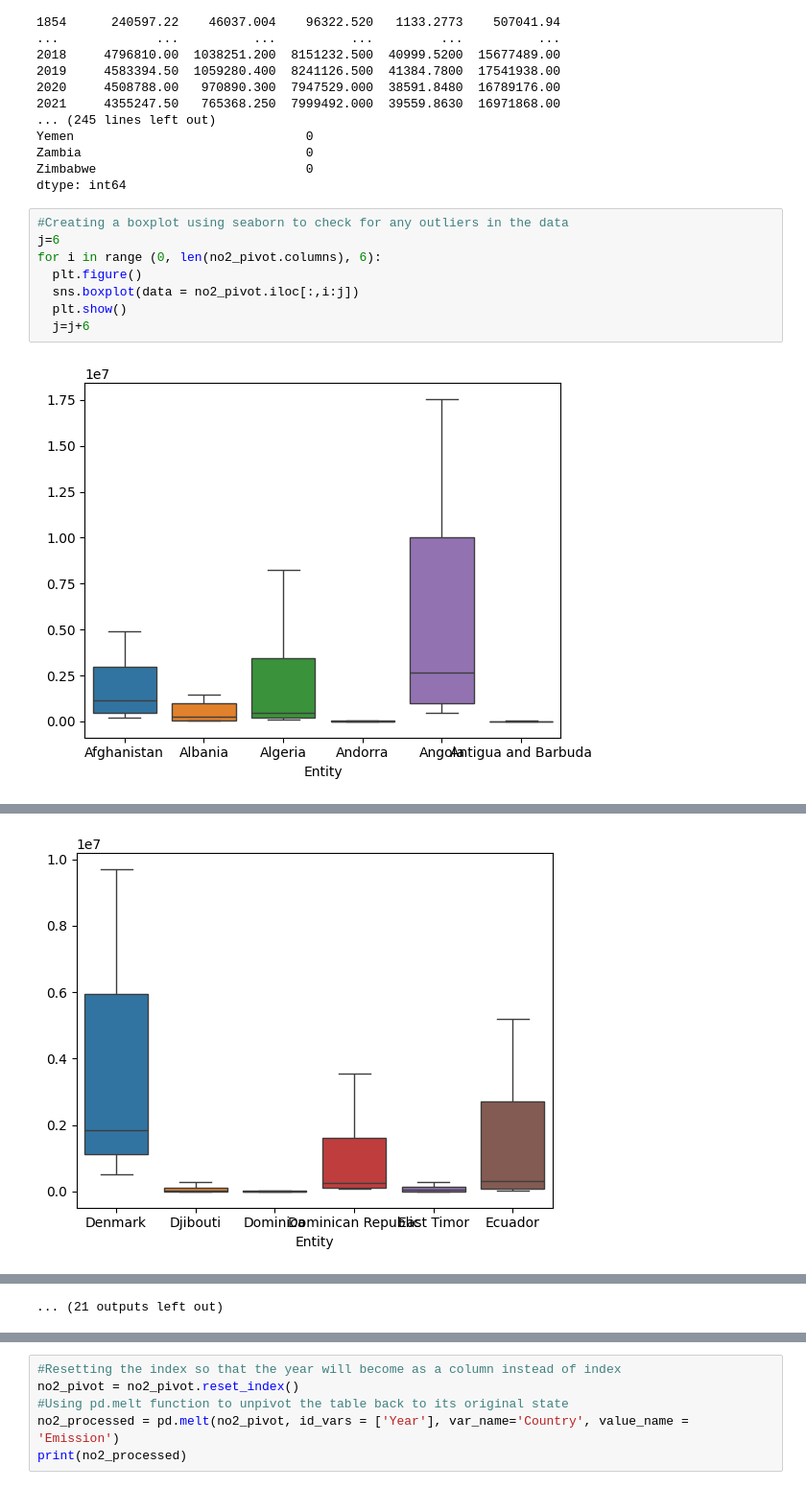
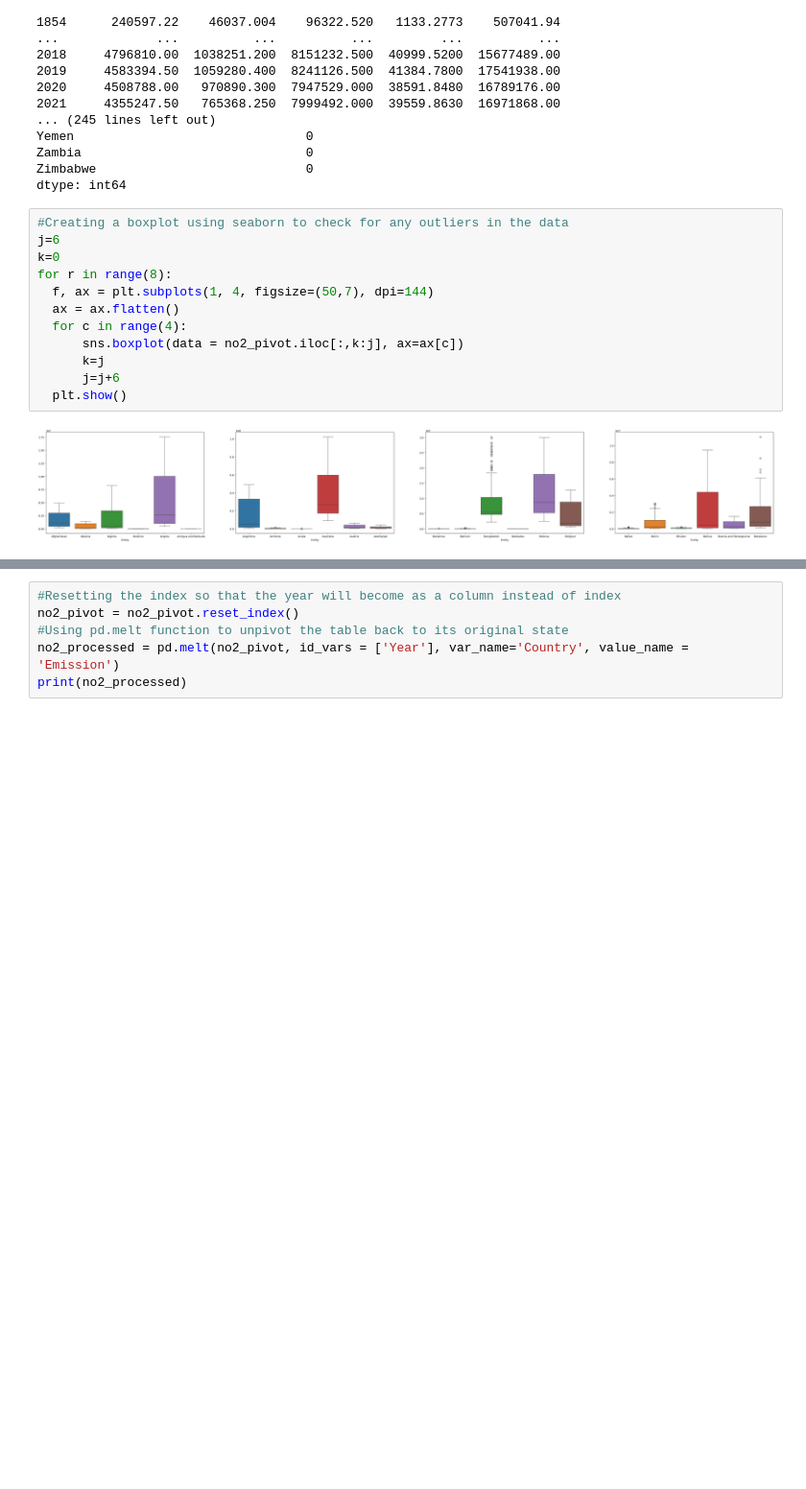
Before and after one commit to MuhammedThariq/Data-Science-Final-Project, a Jupyter notebook: data_preprocessing.ipynb, the cells around one changed output, grey strips where cells are left out. Shown at 96% size. Saved outputs shown, nothing was run; the diff lists cells and outputs as text; blank space fills up the shorter version.

Commit message:
data preprocessing new branch2

```diff
--- a/data_preprocessing.ipynb
+++ b/data_preprocessing.ipynb
@@ -136,10 +143,14 @@ dtype: int64
 # %%
 #Creating a boxplot using seaborn to check for any outliers in the data
 j=6
-for i in range (0, len(no2_pivot.columns), 6):
-  plt.figure()
-  sns.boxplot(data = no2_pivot.iloc[:,i:j])
+k=0
+for r in range(8):
+  f, ax = plt.subplots(1, 4, figsize=(50,7), dpi=144)
+  ax = ax.flatten()
+  for c in range(4):
+      sns.boxplot(data = no2_pivot.iloc[:,k:j], ax=ax[c])
+      k=j
+      j=j+6
   plt.show()
-  j=j+6
 # %% [output]
-[figure, old version]
+[figure, new version]
@@ -153 +163,0 @@ for i in range (0, len(no2_pivot.columns), 6):
-[figure, removed]
@@ -157 +163,0 @@ for i in range (0, len(no2_pivot.columns), 6):
-... (21 outputs left out)
```
Also changed, not shown: parts of 12 cells of this notebook.
